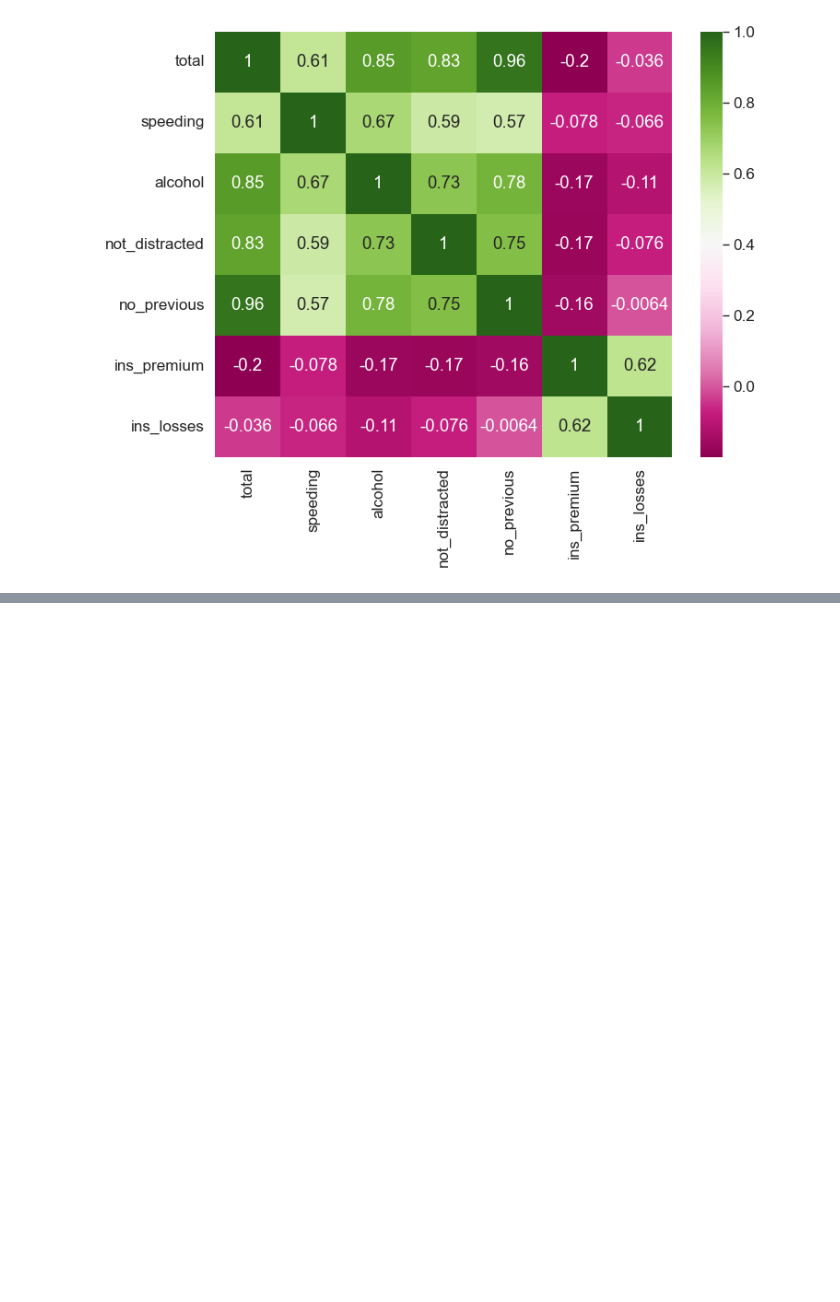
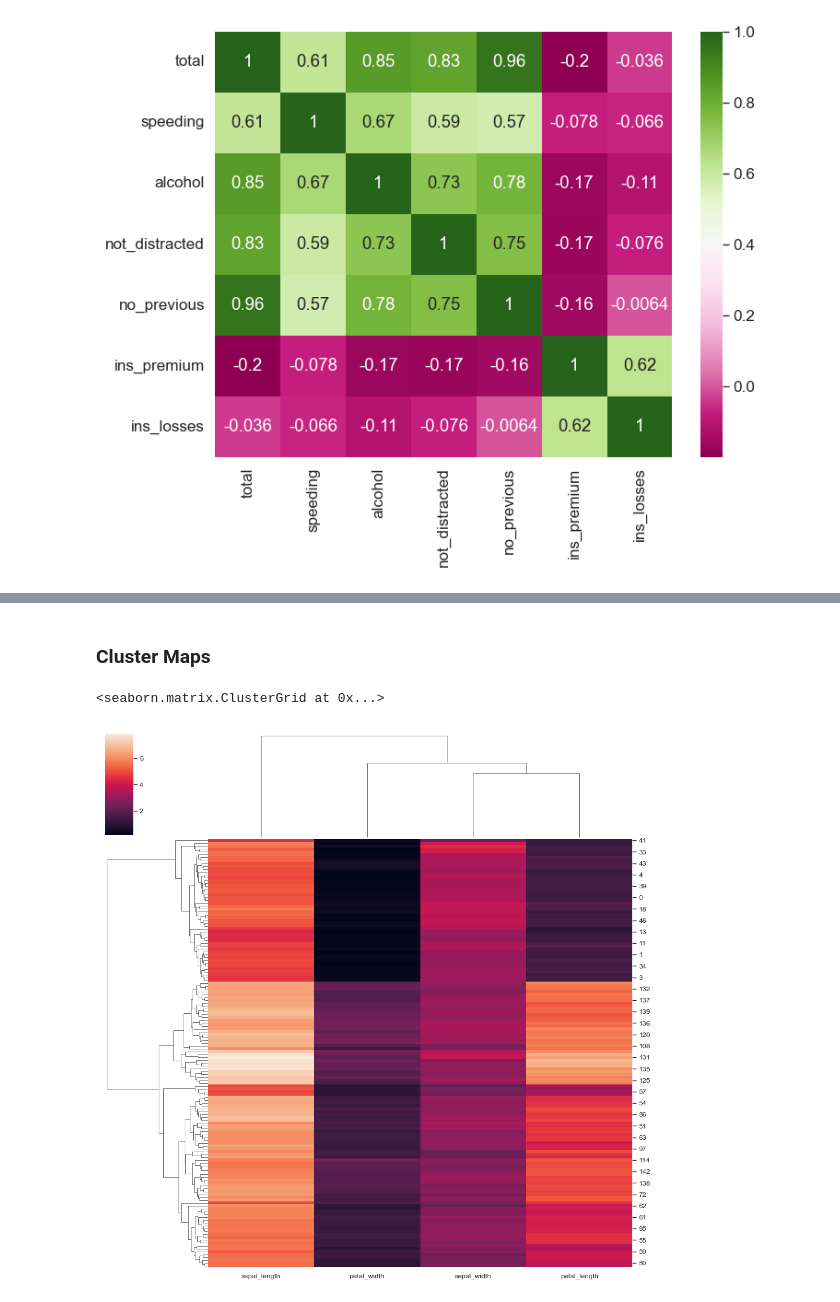
Before and after one commit to ruben-antenen/bina, a Jupyter notebook: LB2/CODE/CODE-RUBEN/Ruben-Seaborn-Tutorial.ipynb, the cells around one changed output, grey strips where cells are left out. Drawn from its saved outputs; the diff is of its cells as text; code cells hidden in the pictures; blank space fills up the shorter version.

Commit message:
Seaborn Tutorial abgeschlossen

```diff
--- a/LB2/CODE/CODE-RUBEN/Ruben-Seaborn-Tutorial.ipynb
+++ b/LB2/CODE/CODE-RUBEN/Ruben-Seaborn-Tutorial.ipynb
@@ -209,0 +221,11 @@ sns.heatmap(crash_mx, annot=True, cmap='PiYG')
+# %% [markdown]
+### Cluster Maps
+# %%
+iris = sns.load_dataset('iris')
+iris.head()
+
+species = iris.pop('species')
+sns.clustermap(iris)
+# %% [output]
+<seaborn.matrix.ClusterGrid at 0x...>
+[figure, added]
```
Also changed, not shown: parts of 14 cells of this notebook.
